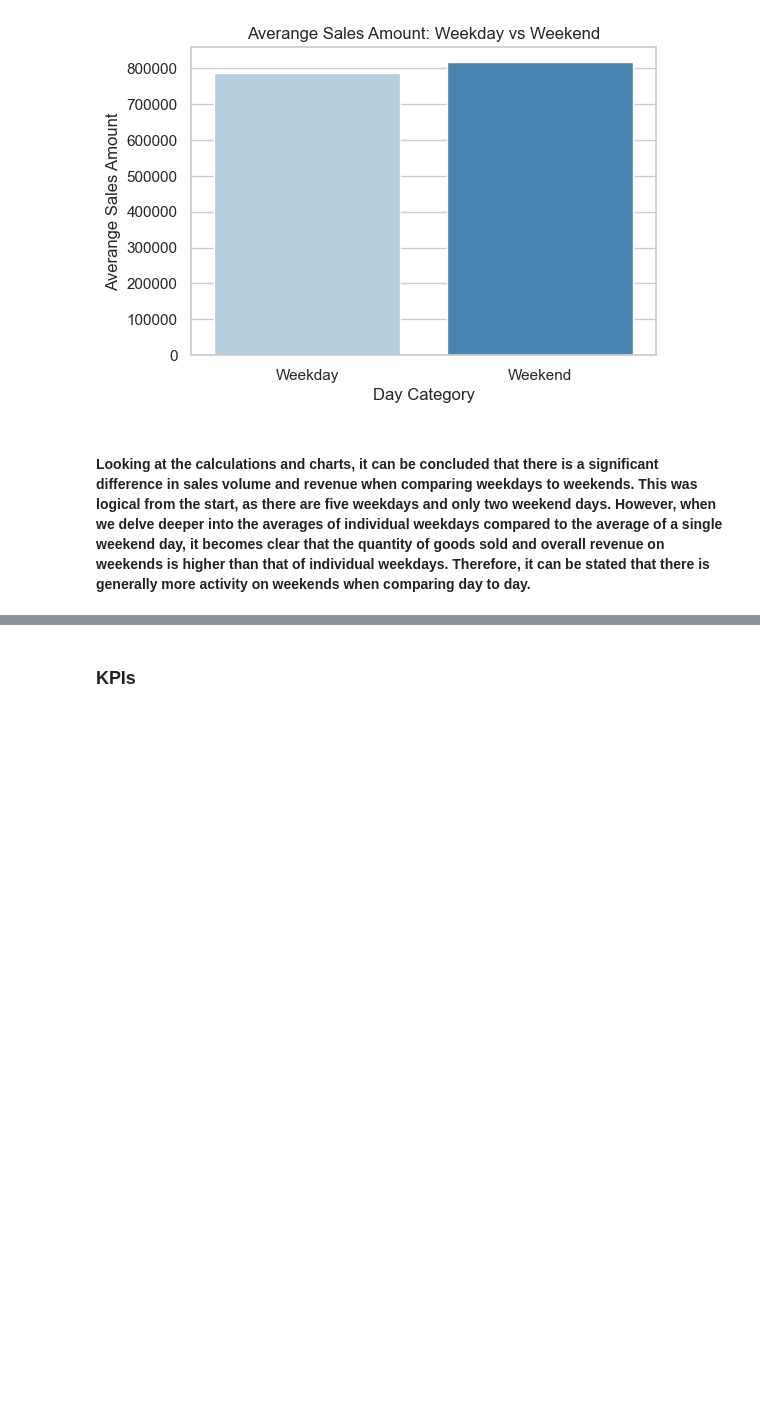
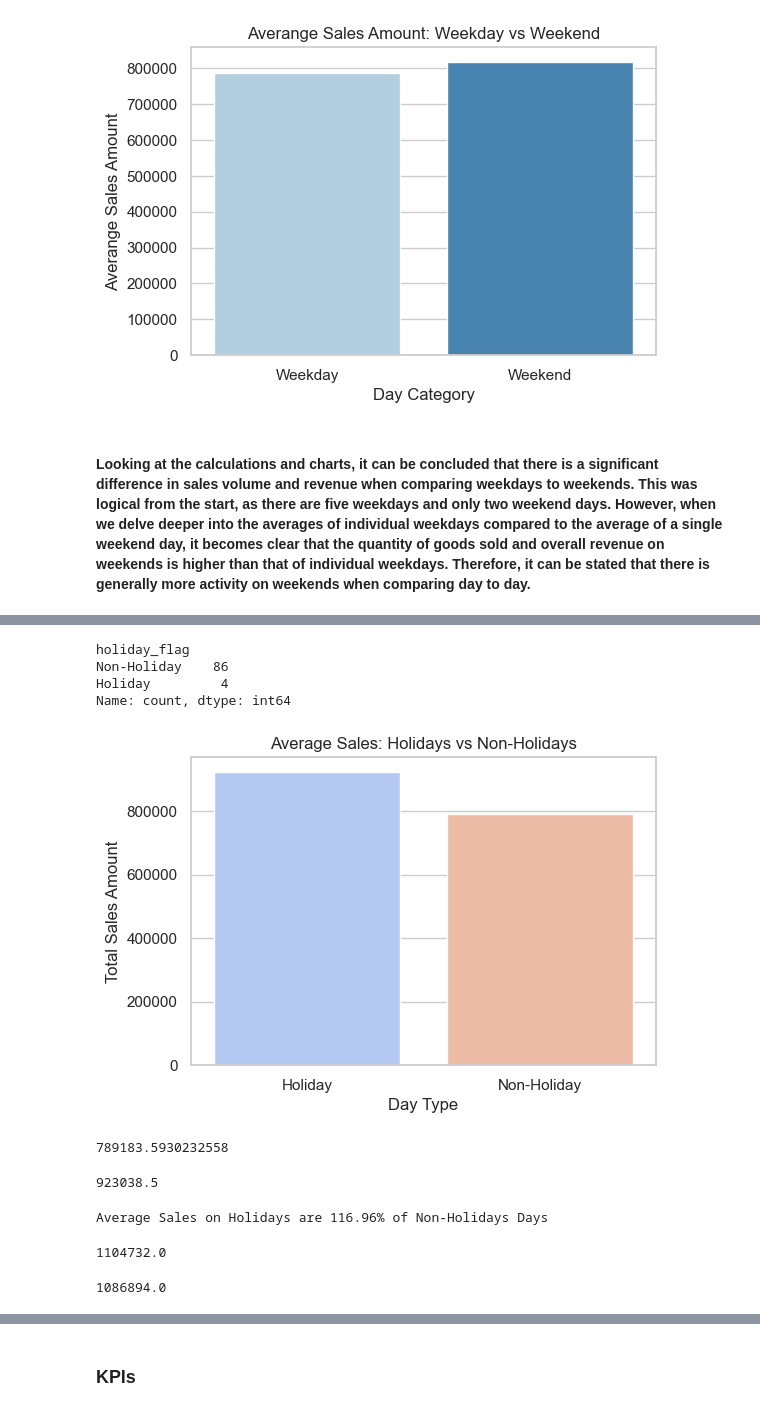
Before and after one commit to HMurawski/E-commerce-Sales-Analysis, a Jupyter notebook: E-Commerce Sales Analysis.ipynb, the cells around one changed output, grey strips where cells are left out. Drawn from its saved outputs; the diff is of its cells as text; code cells hidden in the pictures; blank space fills up the shorter version.

```diff
--- a/E-Commerce Sales Analysis.ipynb
+++ b/E-Commerce Sales Analysis.ipynb
@@ -504,0 +548,44 @@ plt.show()
+# %%
+daily_sales = df.groupby('Date', as_index=False)['Amount'].sum()
+daily_sales['holiday_flag'] = daily_sales['Date'].apply(lambda x: 'Holiday' if x.strftime('%Y-%m-%d') in holidays else 'Non-Holiday')
+print(daily_sales['holiday_flag'].value_counts())
+# %% [output]
+holiday_flag
+Non-Holiday    86
+Holiday         4
+Name: count, dtype: int64
+# %%
+# Calculate the mean sales for holidays vs non-holidays
+avg_sales_holiday_vs_nonholiday = daily_sales.groupby('holiday_flag')['Amount'].mean().reset_index()
+# %%
+plt.figure(figsize=(6,4))
+sns.barplot(x='holiday_flag', y='Amount', data=avg_sales_holiday_vs_nonholiday, palette='coolwarm', hue='holiday_flag')
+plt.title('Average Sales: Holidays vs Non-Holidays')
+plt.xlabel('Day Type')
+plt.ylabel('Total Sales Amount')
+plt.show()
+# %% [output]
+[figure, added]
+# %%
+
+avgerage_nonholiday_sales = daily_sales[daily_sales['holiday_flag'] == 'Non-Holiday']['Amount'].mean()
+avgerage_nonholiday_sales
+# %% [output]
+789183.5930232558
+# %%
+avgerage_holiday_sales = daily_sales[daily_sales['holiday_flag'] == 'Holiday']['Amount'].mean()
+avgerage_holiday_sales
+# %% [output]
+923038.5
+# %%
+print(f"Average Sales on Holidays are {round(avgerage_holiday_sales/avgerage_nonholiday_sales,4)*100}% of Non-Holidays Days")
+# %% [output]
+Average Sales on Holidays are 116.96% of Non-Holidays Days
+# %%
+daily_sales[daily_sales['holiday_flag'] == 'Non-Holiday']['Amount'].max()
+# %% [output]
+1104732.0
+# %%
+daily_sales[daily_sales['holiday_flag'] == 'Holiday']['Amount'].max()
+# %% [output]
+1086894.0
```
Also changed, not shown: parts of 18 cells of this notebook.
